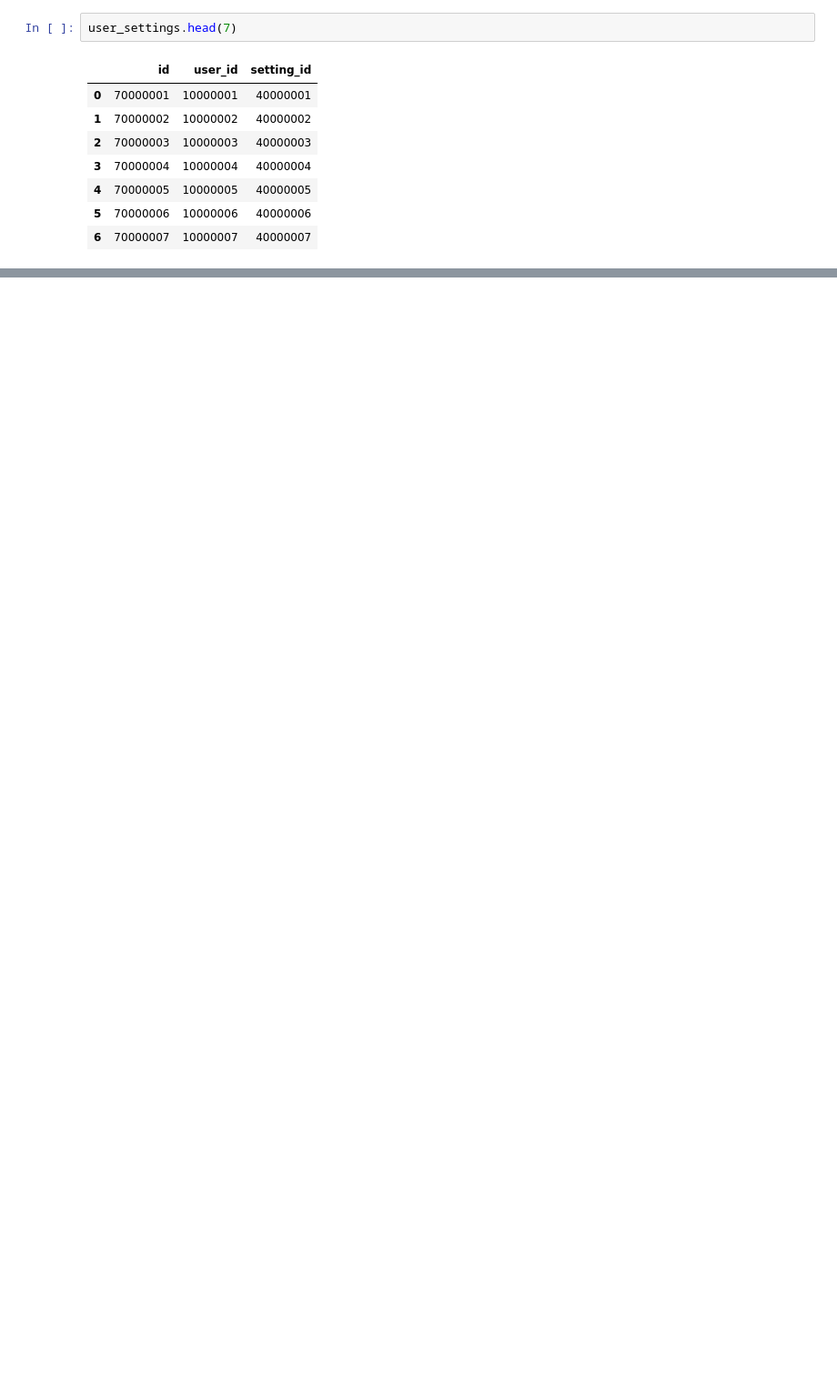
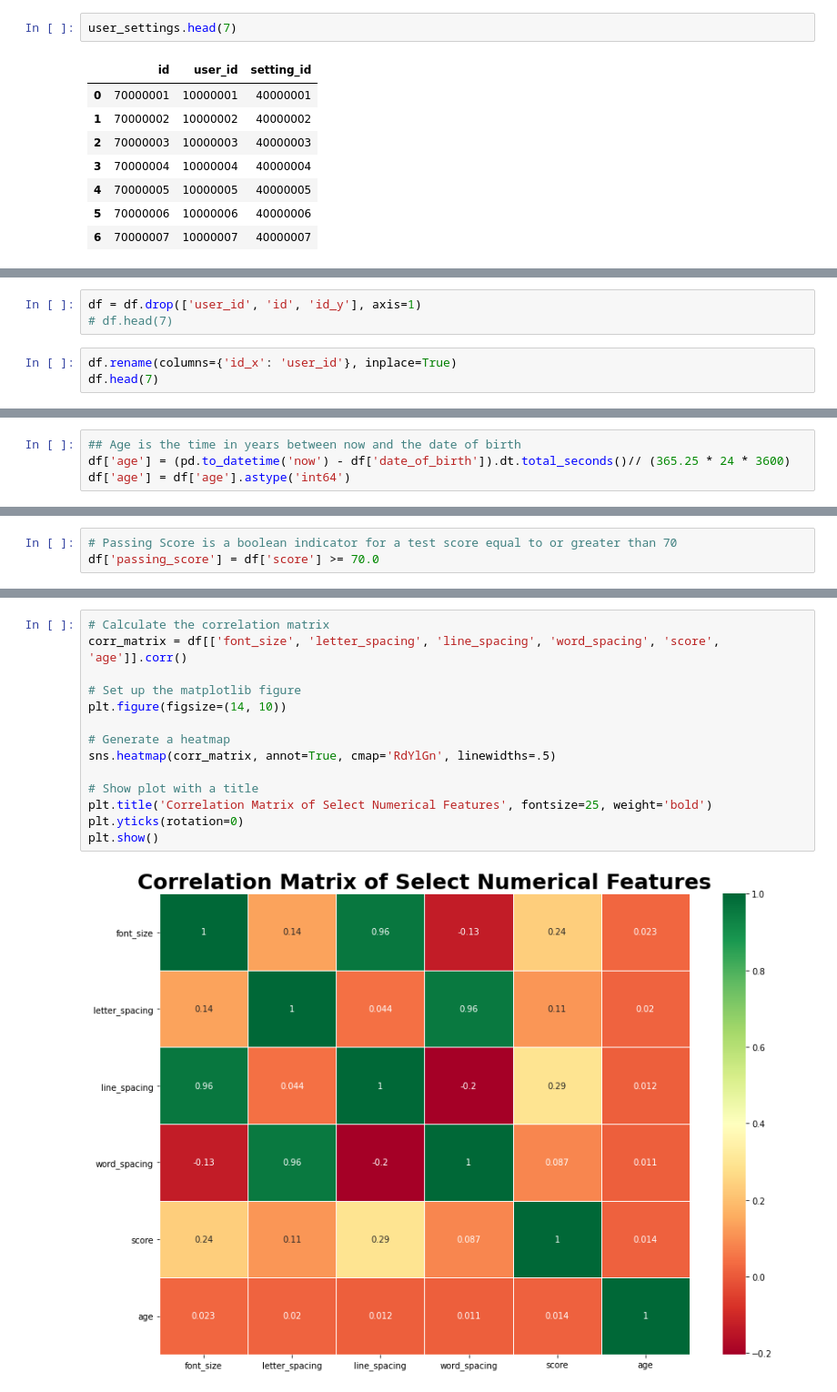
Before and after one commit to caidennason/learnlink-team-4, a Jupyter notebook: rec-system/index.ipynb, the cells around one changed output, grey strips where cells are left out. Shown: that part at 91% size. Saved outputs shown, nothing was run; the diff lists cells and outputs as text; blank space fills up the shorter version.

Commit message:
Adds EDA, image files and combined tables

```diff
--- a/rec-system/index.ipynb
+++ b/rec-system/index.ipynb
@@ -481,0 +556,6 @@ user_settings.head(7)
+# %%
+df = df.drop(['user_id', 'id', 'id_y'], axis=1)
+# df.head(7)
+# %%
+df.rename(columns={'id_x': 'user_id'}, inplace=True)
+df.head(7)
@@ -481,0 +650,4 @@ user_settings.head(7)
+# %%
+## Age is the time in years between now and the date of birth
+df['age'] = (pd.to_datetime('now') - df['date_of_birth']).dt.total_seconds()// (365.25 * 24 * 3600)
+df['age'] = df['age'].astype('int64')
@@ -481,0 +656,3 @@ user_settings.head(7)
+# %%
+# Passing Score is a boolean indicator for a test score equal to or greater than 70
+df['passing_score'] = df['score'] >= 70.0
@@ -481,0 +667,16 @@ user_settings.head(7)
+# %%
+# Calculate the correlation matrix
+corr_matrix = df[['font_size', 'letter_spacing', 'line_spacing', 'word_spacing', 'score', 'age']].corr()
+
+# Set up the matplotlib figure
+plt.figure(figsize=(14, 10))
+
+# Generate a heatmap
+sns.heatmap(corr_matrix, annot=True, cmap='RdYlGn', linewidths=.5)
+
+# Show plot with a title
+plt.title('Correlation Matrix of Select Numerical Features', fontsize=25, weight='bold')
+plt.yticks(rotation=0)
+plt.show()
+# %% [output]
+[figure, added]
```
Also changed, not shown: parts of 49 cells of this notebook, 7 other files.
